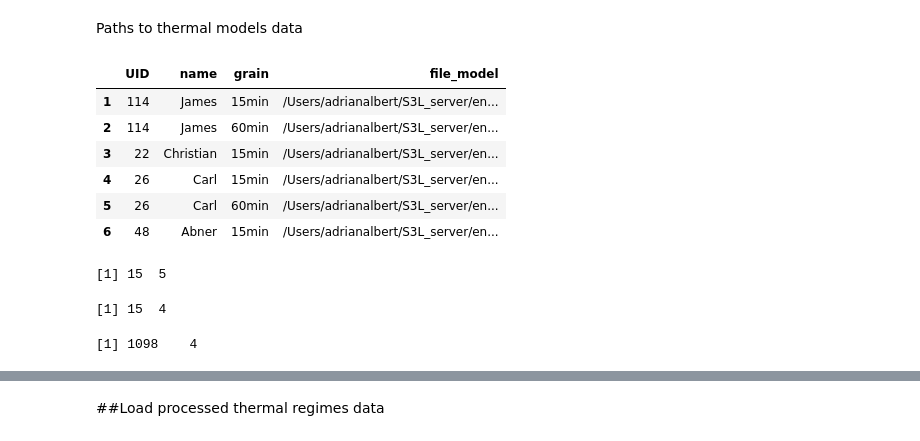
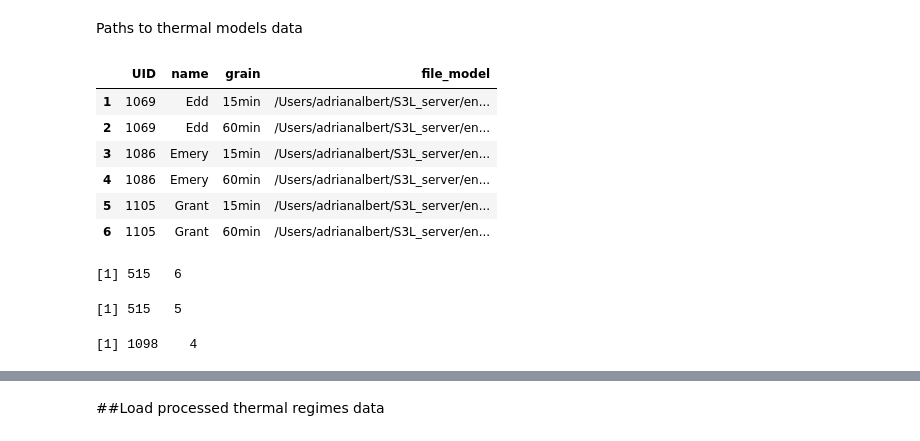
Before and after one commit to adrianalbert/EnergyAnalytics, a Jupyter notebook: batch/pecan/Pecan Validation Analysis.ipynb, the cells around one changed output, grey strips where cells are left out. Cells and saved outputs as stored; diff of their text form; code cells hidden in the pictures.

```diff
--- a/batch/pecan/Pecan Validation Analysis.ipynb
+++ b/batch/pecan/Pecan Validation Analysis.ipynb
@@ -67,34 +75,39 @@ users_df[1,]
 Paths to thermal models data
 # %%
 # models
-files = list.files(path=MODEL_PATH, pattern="*decoded", full.names = T, recursive = T)
-model_paths  = lapply(files, function(x) {
+files_dec = list.files(path=MODEL_PATH, pattern="*decoded", full.names = T, recursive = T)
+files_int = list.files(path=MODEL_PATH, pattern="*interpreted", full.names = T, recursive = T)
+f_dum = function(x) {
     tmp = tail(strsplit(x, '/')[[1]],n=2)
     res = tmp[1]
     nfo = strsplit(tmp[2], "_")[[1]]
     uid = nfo[1]; name = nfo[2];
     return(c(uid,name,res,x))
-})
-model_paths = data.frame(do.call('rbind', model_paths))
-if (length(model_paths)>0) names(model_paths) <- c("UID", "name", "grain", "file_model")
+}
+model_paths_dec = data.frame(do.call('rbind', lapply(files_dec, f_dum)))
+model_paths_int = data.frame(do.call('rbind', lapply(files_int, f_dum)))
+
+if (length(model_paths_dec)>0) names(model_paths_dec) <- c("UID", "name", "grain", "file_model")
+if (length(model_paths_int)>0) names(model_paths_int) <- c("UID", "name", "grain", "file_model")
+model_paths = merge(model_paths_dec, model_paths_int, by=c("UID", "name", "grain"), suffixes=c("_decode", "_interp"))
 # %%
-head(model_paths)
+head(model_paths_int)
 # %% [output]
 |  | UID | name | grain | file_model |
-| 1 | 114 | James | 15min | /Users/adrianalbert/S3L_server/en... |
-| 2 | 114 | James | 60min | /Users/adrianalbert/S3L_server/en... |
-| 3 | 22 | Christian | 15min | /Users/adrianalbert/S3L_server/en... |
-| 4 | 26 | Carl | 15min | /Users/adrianalbert/S3L_server/en... |
-| 5 | 26 | Carl | 60min | /Users/adrianalbert/S3L_server/en... |
-| 6 | 48 | Abner | 15min | /Users/adrianalbert/S3L_server/en... |
+| 1 | 1069 | Edd | 15min | /Users/adrianalbert/S3L_server/en... |
+| 2 | 1069 | Edd | 60min | /Users/adrianalbert/S3L_server/en... |
+| 3 | 1086 | Emery | 15min | /Users/adrianalbert/S3L_server/en... |
+| 4 | 1086 | Emery | 60min | /Users/adrianalbert/S3L_server/en... |
+| 5 | 1105 | Grant | 15min | /Users/adrianalbert/S3L_server/en... |
+| 6 | 1105 | Grant | 60min | /Users/adrianalbert/S3L_server/en... |
 # %%
 info_files = merge(model_paths, users_df, by=c("UID", "name", "grain"))
 info_files = info_files[with(info_files, order(UID,grain,name)),]
 # %%
 dim(info_files); dim(model_paths); dim(users_df)
 # %% [output]
-[1] 15  5
+[1] 515   6
-[1] 15  4
+[1] 515   5
 [1] 1098    4
 # %%
 head(info_files)
```
Also changed, not shown: parts of 20 cells of this notebook, 5 other files.
